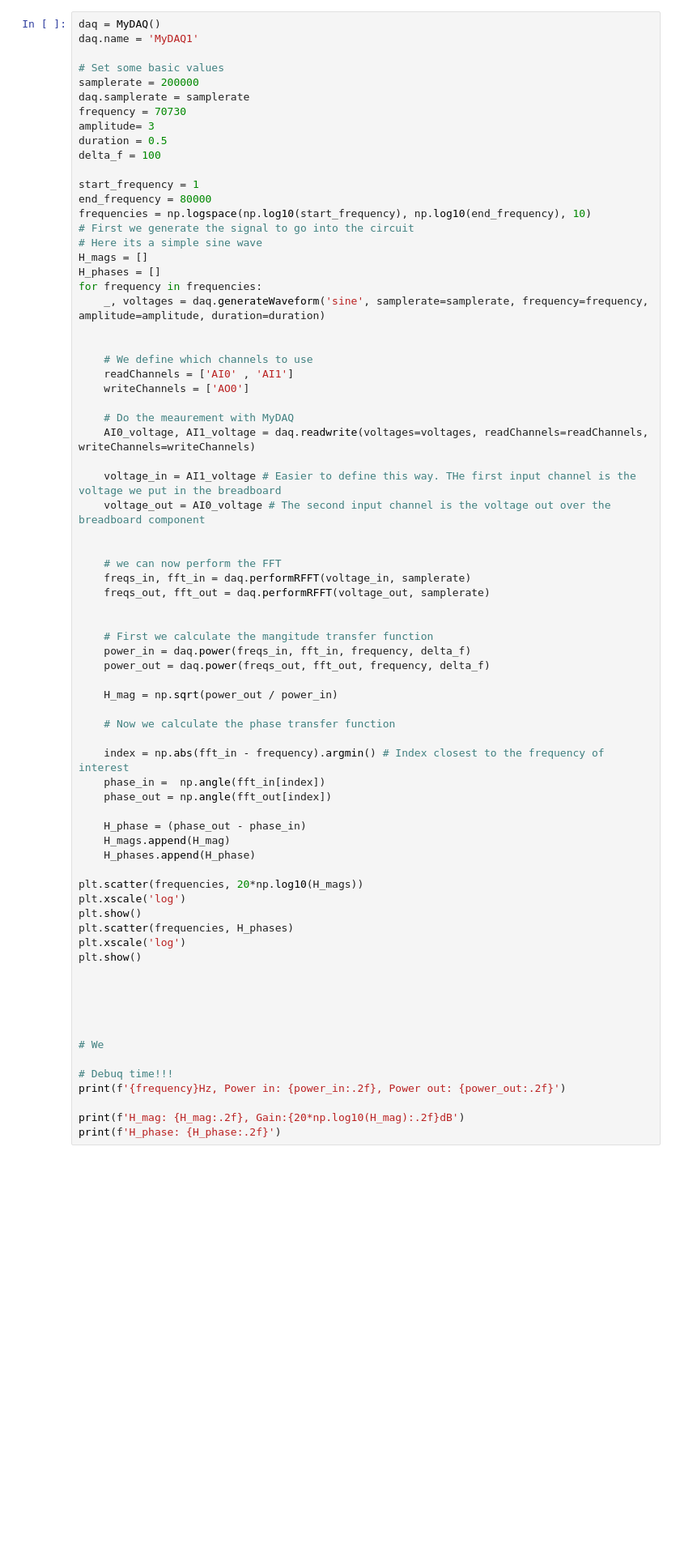
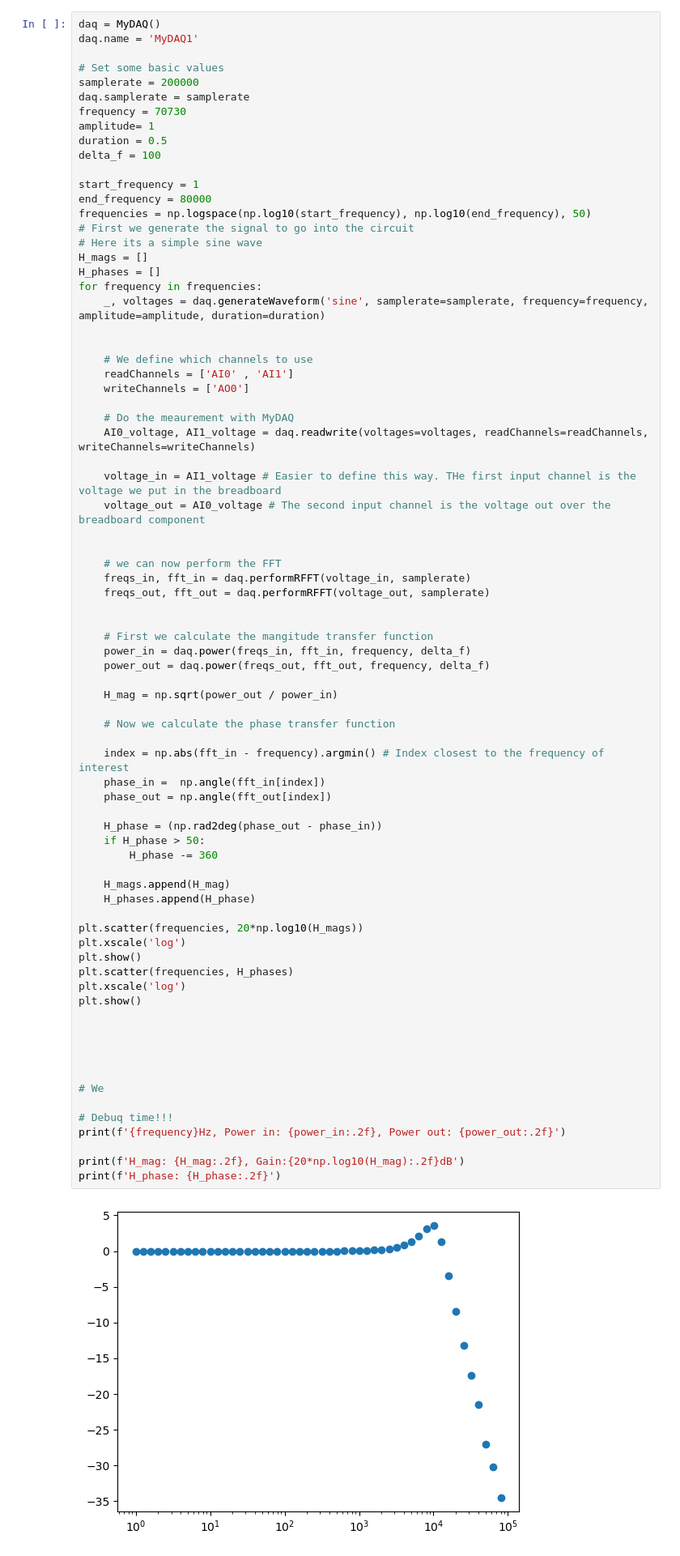
Before and after one commit to TapWhite/PE1, a Jupyter notebook: PE_sessions/PE_session_5/spectrum_analyzer.ipynb, the cells around one changed output. Shown: that part at 81% size. Cells and saved outputs as stored; diff of their text form; blank space fills up the shorter version.

```diff
--- a/PE_sessions/PE_session_5/spectrum_analyzer.ipynb
+++ b/PE_sessions/PE_session_5/spectrum_analyzer.ipynb
@@ -328,13 +328,13 @@ daq.name = 'MyDAQ1'
 samplerate = 200000
 daq.samplerate = samplerate
 frequency = 70730
-amplitude= 3
+amplitude= 1
 duration = 0.5
 delta_f = 100
 
 start_frequency = 1
 end_frequency = 80000
-frequencies = np.logspace(np.log10(start_frequency), np.log10(end_frequency), 10)
+frequencies = np.logspace(np.log10(start_frequency), np.log10(end_frequency), 50)
 # First we generate the signal to go into the circuit
 # Here its a simple sine wave
 H_mags = []
@@ -366,31 +366,35 @@ for frequency in frequencies:
     H_mag = np.sqrt(power_out / power_in)
 
     # Now we calculate the phase transfer function
 
     index = np.abs(fft_in - frequency).argmin() # Index closest to the frequency of interest
     phase_in =  np.angle(fft_in[index])
     phase_out = np.angle(fft_out[index])
 
-    H_phase = (phase_out - phase_in)
+    H_phase = (np.rad2deg(phase_out - phase_in))
+    if H_phase > 50:
+        H_phase -= 360
+
     H_mags.append(H_mag)
     H_phases.append(H_phase)
 
 plt.scatter(frequencies, 20*np.log10(H_mags))
 plt.xscale('log')
 plt.show()
 plt.scatter(frequencies, H_phases)
 plt.xscale('log')
 plt.show()
 
 
 
 
 
 # We
 
 # Debuq time!!!
 print(f'{frequency}Hz, Power in: {power_in:.2f}, Power out: {power_out:.2f}')
 
 print(f'H_mag: {H_mag:.2f}, Gain:{20*np.log10(H_mag):.2f}dB')
 print(f'H_phase: {H_phase:.2f}')
 # %% [output]
+[figure, added]
```
Also changed, not shown: parts of 1 cell of this notebook.
